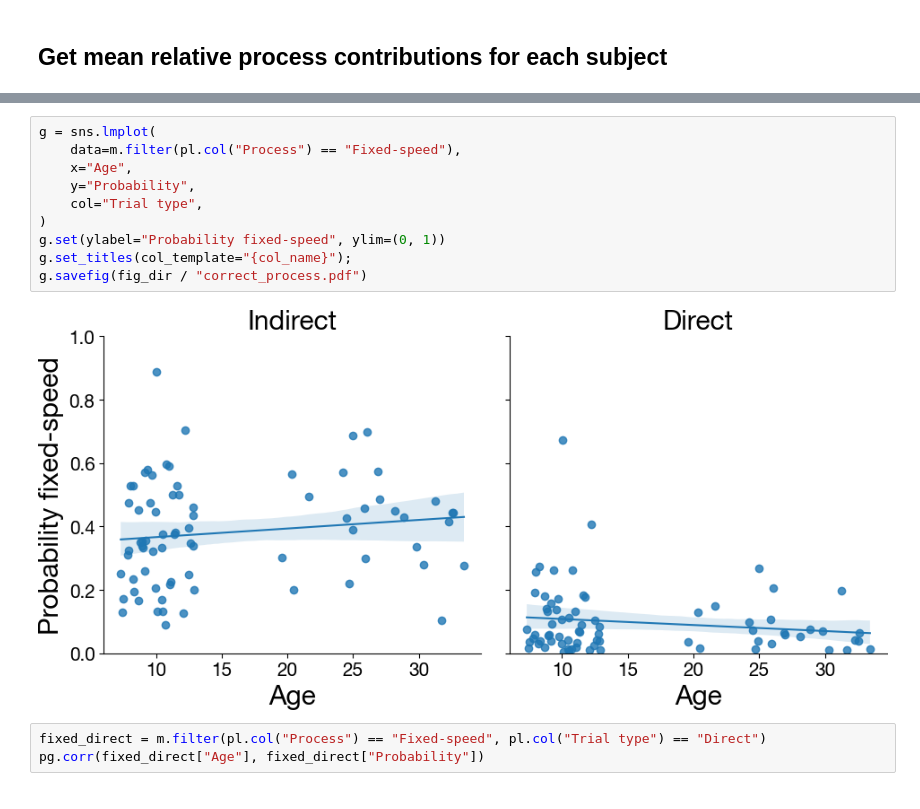
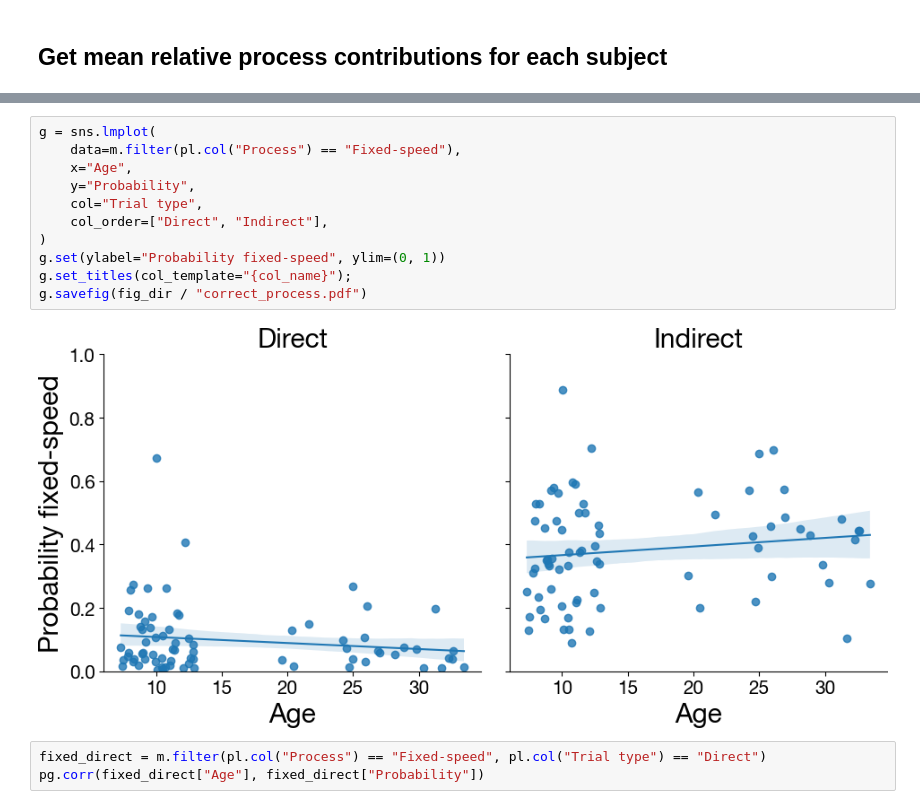
Before and after one commit to prestonlab/devreact, a Jupyter notebook: jupyter/plot_emission_neural_dual.ipynb, the cells around one changed output, grey strips where cells are left out. Drawn from its saved outputs; the diff is of its cells as text.

Commit message:
feat: analysis of direct and indirect emission

```diff
--- a/jupyter/plot_emission_neural_dual.ipynb
+++ b/jupyter/plot_emission_neural_dual.ipynb
@@ -137,15 +132,16 @@ shape: (5, 5)
 # %%
 g = sns.lmplot(
     data=m.filter(pl.col("Process") == "Fixed-speed"),
     x="Age",
     y="Probability",
     col="Trial type",
+    col_order=["Direct", "Indirect"],
 )
 g.set(ylabel="Probability fixed-speed", ylim=(0, 1))
 g.set_titles(col_template="{col_name}");
 g.savefig(fig_dir / "correct_process.pdf")
 # %% [output]
-[figure, old version]
+[figure, new version]
 # %%
 fixed_direct = m.filter(pl.col("Process") == "Fixed-speed", pl.col("Trial type") == "Direct")
 pg.corr(fixed_direct["Age"], fixed_direct["Probability"])
```
Also changed, not shown: parts of 5 cells of this notebook.
